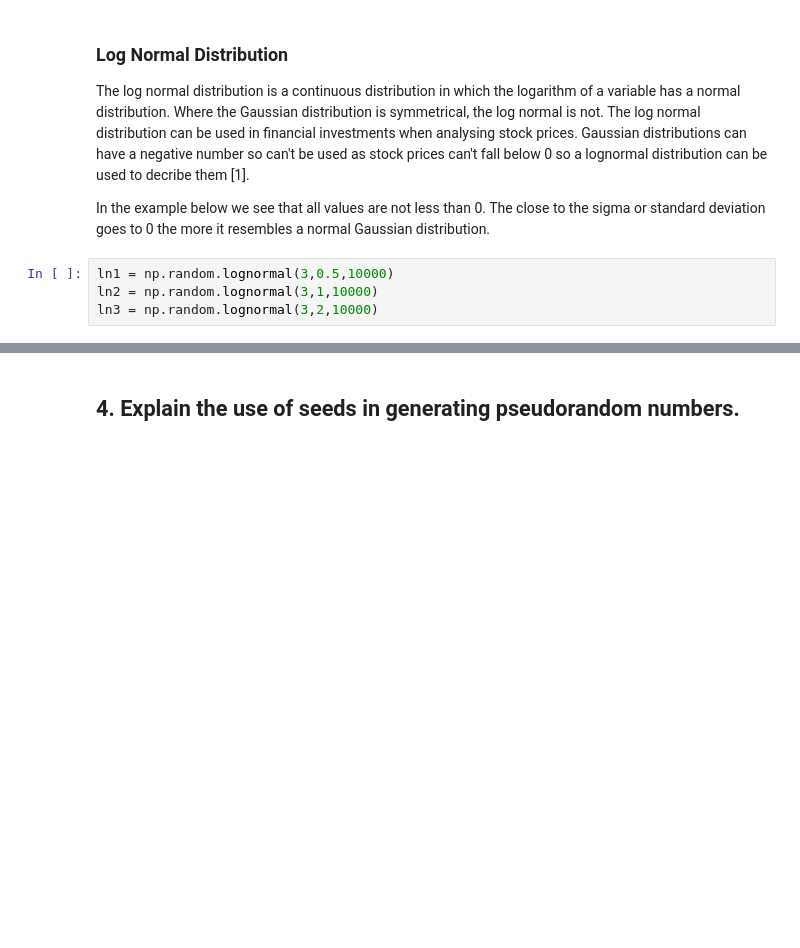
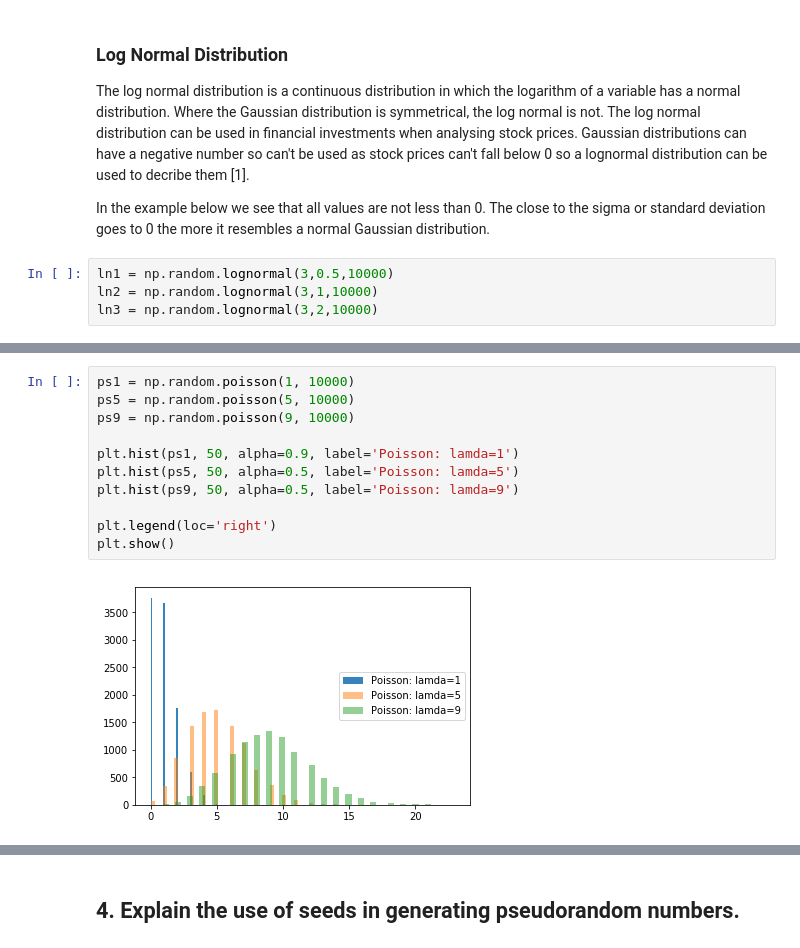
Before and after one commit to MKelly1303/GMIT_52465_Prog_Assignment1, a Jupyter notebook: 52465-Assignment_1_Mark_Kelly.ipynb, the cells around one changed output, grey strips where cells are left out. Drawn from its saved outputs; the diff is of its cells as text; blank space fills up the shorter version.

```diff
--- a/52465-Assignment_1_Mark_Kelly.ipynb
+++ b/52465-Assignment_1_Mark_Kelly.ipynb
@@ -208,0 +188,13 @@ plt.hist(gm, 30)
+# %%
+ps1 = np.random.poisson(1, 10000)
+ps5 = np.random.poisson(5, 10000)
+ps9 = np.random.poisson(9, 10000)
+
+plt.hist(ps1, 50, alpha=0.9, label='Poisson: lamda=1')
+plt.hist(ps5, 50, alpha=0.5, label='Poisson: lamda=5')
+plt.hist(ps9, 50, alpha=0.5, label='Poisson: lamda=9')
+
+plt.legend(loc='right')
+plt.show()
+# %% [output]
+[figure, added]
```
Also changed, not shown: parts of 28 cells of this notebook.
